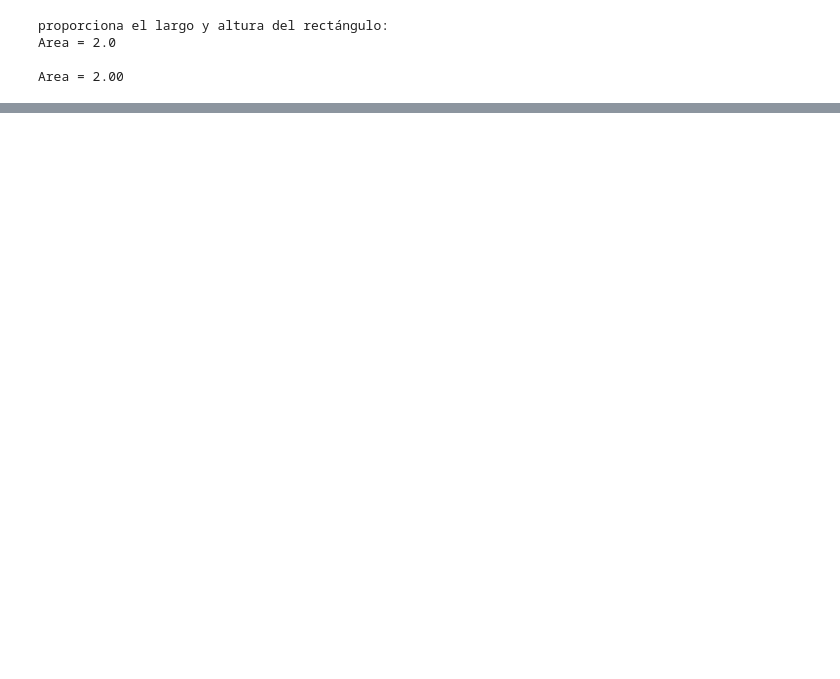
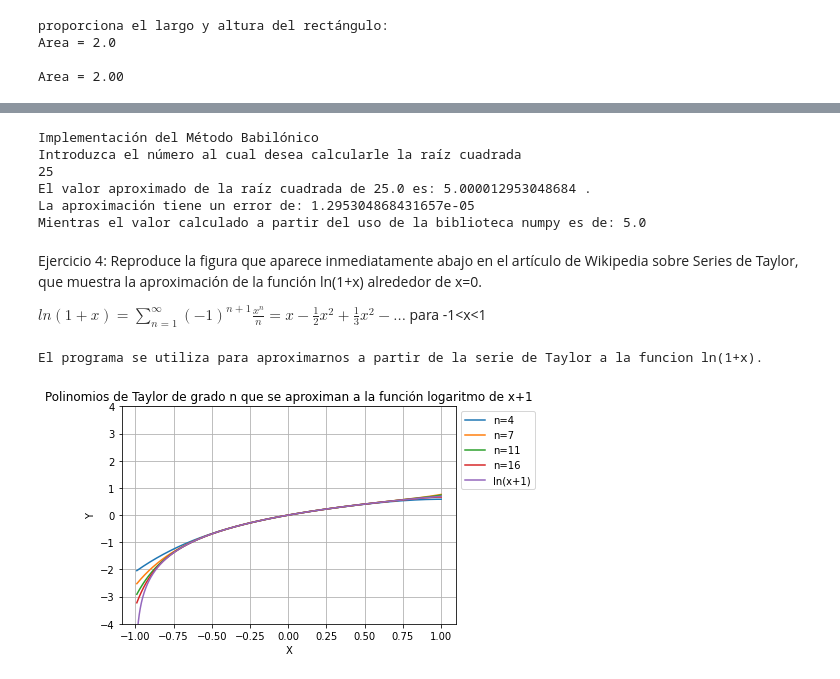
Before and after one commit to Majoramu/Fisica_Computacional1, a Jupyter notebook: Actv2_FC.ipynb, the cells around one changed output, grey strips where cells are left out. Saved outputs shown, nothing was run; the diff lists cells and outputs as text; code cells hidden in the pictures; blank space fills up the shorter version.

```diff
--- a/Actv2_FC.ipynb
+++ b/Actv2_FC.ipynb
@@ -65,0 +282,78 @@ $A = \pi*r^{2} $
+# %%
+print("Implementación del Método Babilónico")
+
+#Se le solicita al usuario que ingrese el número s al cual desea calcularle la raíz cuadrada
+print("Introduzca el número al cual desea calcularle la raíz cuadrada")
+s=float(input())
+xn=np.sqrt(s)-3
+#Comenzamos el ciclo
+#Este continuará hasta que el error sea menor a 0.01
+while abs(np.sqrt(s)-xn) > 0.01:
+#Aplicamos el método babilónico
+  xn=1/2*(xn+(s/xn))
+
+#Le imprimimos la aproximación al usuario
+print("El valor aproximado de la raíz cuadrada de", s, "es:", xn, ". \nLa aproximación tiene un error de:", abs(np.sqrt(s)-xn))
+#Calculamos la raíz cuadrada de s con la funcion perteneciente de la biblioteca numpy
+rn=np.sqrt(s)
+print("Mientras el valor calculado a partir del uso de la biblioteca numpy es de:", rn)
+# %% [output]
+Implementación del Método Babilónico
+Introduzca el número al cual desea calcularle la raíz cuadrada
+25
+El valor aproximado de la raíz cuadrada de 25.0 es: 5.000012953048684 .
+La aproximación tiene un error de: 1.295304868431657e-05
+Mientras el valor calculado a partir del uso de la biblioteca numpy es de: 5.0
+# %% [markdown]
+Ejercicio 4: Reproduce la figura que aparece inmediatamente abajo en el artículo de Wikipedia sobre Series de Taylor, que muestra la aproximación de la función ln(1+x) alrededor de x=0.
+
+$ ln(1 + x) = \sum_{n=1}^{\infty} (-1)^{n+1} \frac{x^{n}}{n} = x - \frac{1}{2} x^{2} + \frac{1}{3} x^{2}-... $ para -1<x<1
+# %%
+import matplotlib.pyplot as plt
+
+
+print("El programa se utiliza para aproximarnos a partir de la serie de Taylor a la funcion ln(1+x).")
+def Tay(x,n):
+  #entra un vector x
+  r=[]
+  for a in x:
+    xn=0.0
+    #a ese vector, le aplicamos el polinomio a cada valor de x
+    for i in range(1,n+1):
+      xn=xn+((-1)**(i+1))*(a**i/i)
+    r.append(xn)
+  return np.array(r)
+
+x = np.linspace(-0.99,1,1000)
+#polinomios de Taylor de grado 4,7,11 y 16
+T4=Tay(x,4)
+T7=Tay(x,7)
+T11=Tay(x,11)
+T16=Tay(x,16)
+#logaritmo de x+1
+y=np.log(x+1)
+
+# Creación de la base de la gráfica
+plt.subplot(111)
+plt.xlabel("X")
+plt.ylabel("Y")
+#Título del gráfico
+plt.title('Polinomios de Taylor de grado n que se aproximan a la función logaritmo de x+1')
+
+#graficamos los polinomios de Taylor de grado n
+plt.plot(x,T4,label="n=4")
+plt.plot(x,T7,label="n=7")
+plt.plot(x,T11,label="n=11")
+plt.plot(x,T16,label="n=16")
+
+#función ln(x+1)
+plt.plot(x,y,label='ln(x+1)')
+#fijamos los límites de y
+plt.ylim(-4,4)
+#agregamos una cuadrícula a la gráfica
+plt.grid(True)
+plt.legend(bbox_to_anchor=(1,1), loc="upper left")
+plt.show()
+# %% [output]
+El programa se utiliza para aproximarnos a partir de la serie de Taylor a la funcion ln(1+x).
+[figure, added]
```
Also changed, not shown: parts of 26 cells of this notebook.
